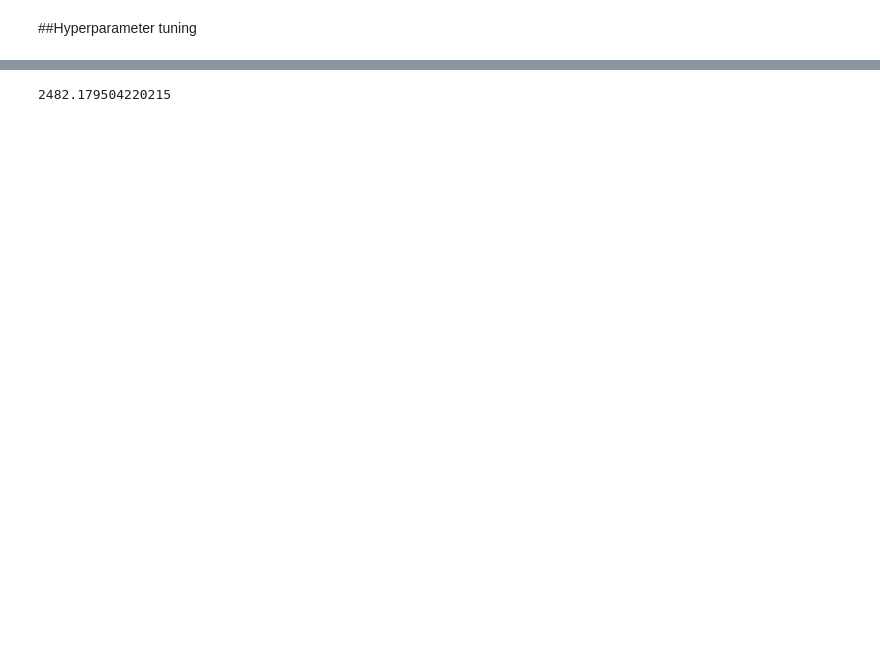
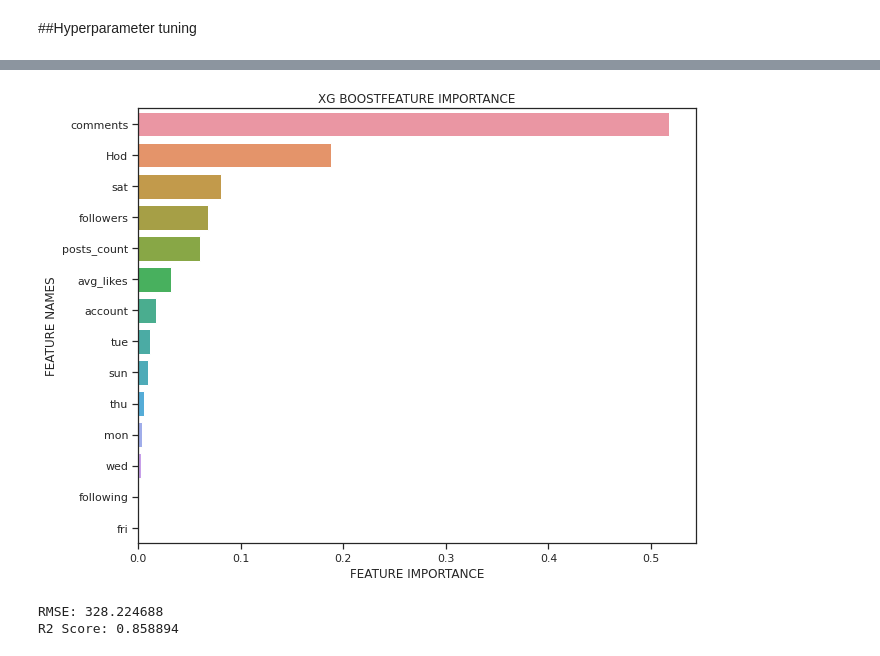
Before and after one commit to Zarmina97/NLP-project-, a Jupyter notebook: Base_Model.ipynb, the cells around one changed output, grey strips where cells are left out. Cells and saved outputs as stored; diff of their text form; code cells hidden in the pictures; blank space fills up the shorter version.

```diff
--- a/Base_Model (1).ipynb
+++ b/Base_Model.ipynb
@@ -385,8 +468,14 @@ y_pred = model_grid.predict(X_test)
+# %%
+plot_feature_importance(xg_reg.feature_importances_,X_train.columns,'XG BOOST')
+# %% [output]
+[figure, added]
 # %%
-RMSE = mean_squared_error(y_test, y_pred,squared=False)
-print(RMSE)
+rmse = np.sqrt(mean_squared_error(y_test, y_pred_rnd_clf))
+print("RMSE: %f" % (rmse))
 
-# R2=r2_score(y_test,y_pred)
-# print(R2)
+R2=r2_score(y_test,y_pred_rnd_clf)
+print("R2 Score: %f" % (R2))
+print()
 # %% [output]
-2482.179504220215
+RMSE: 328.224688
+R2 Score: 0.858894
```
Also changed, not shown: parts of 27 cells of this notebook.
